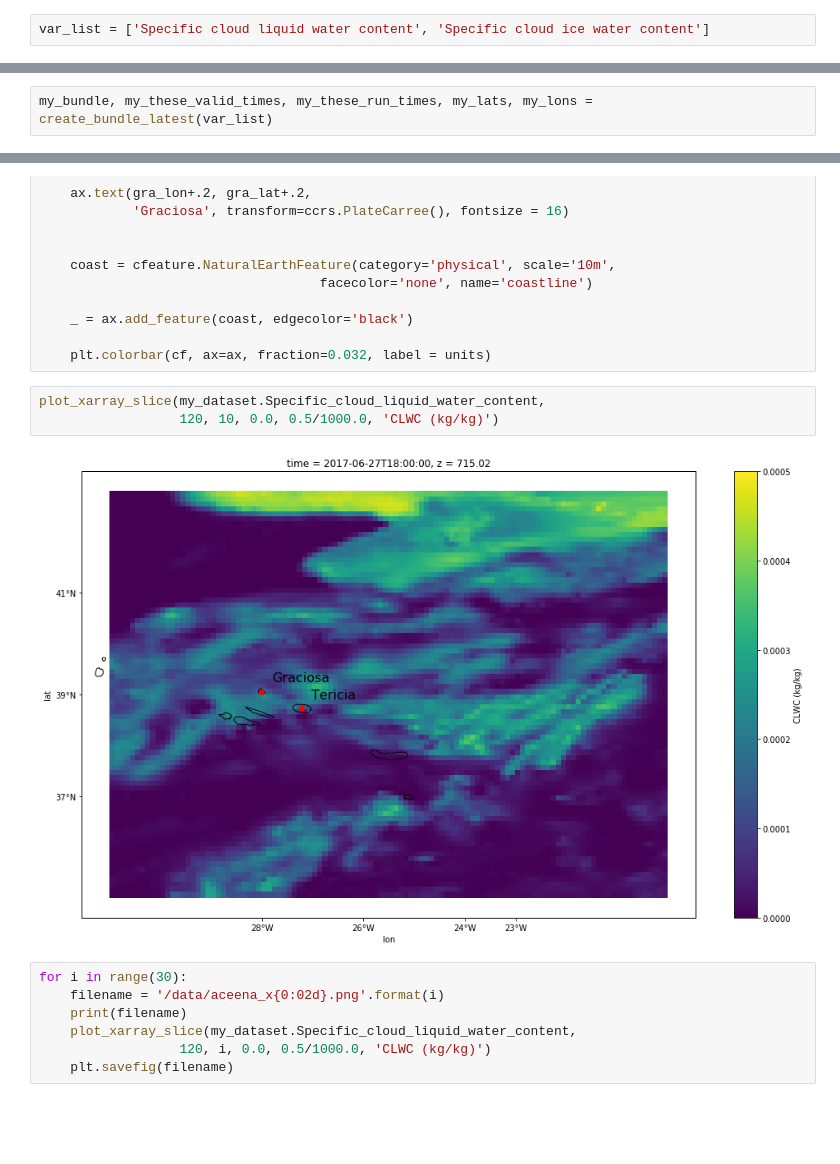
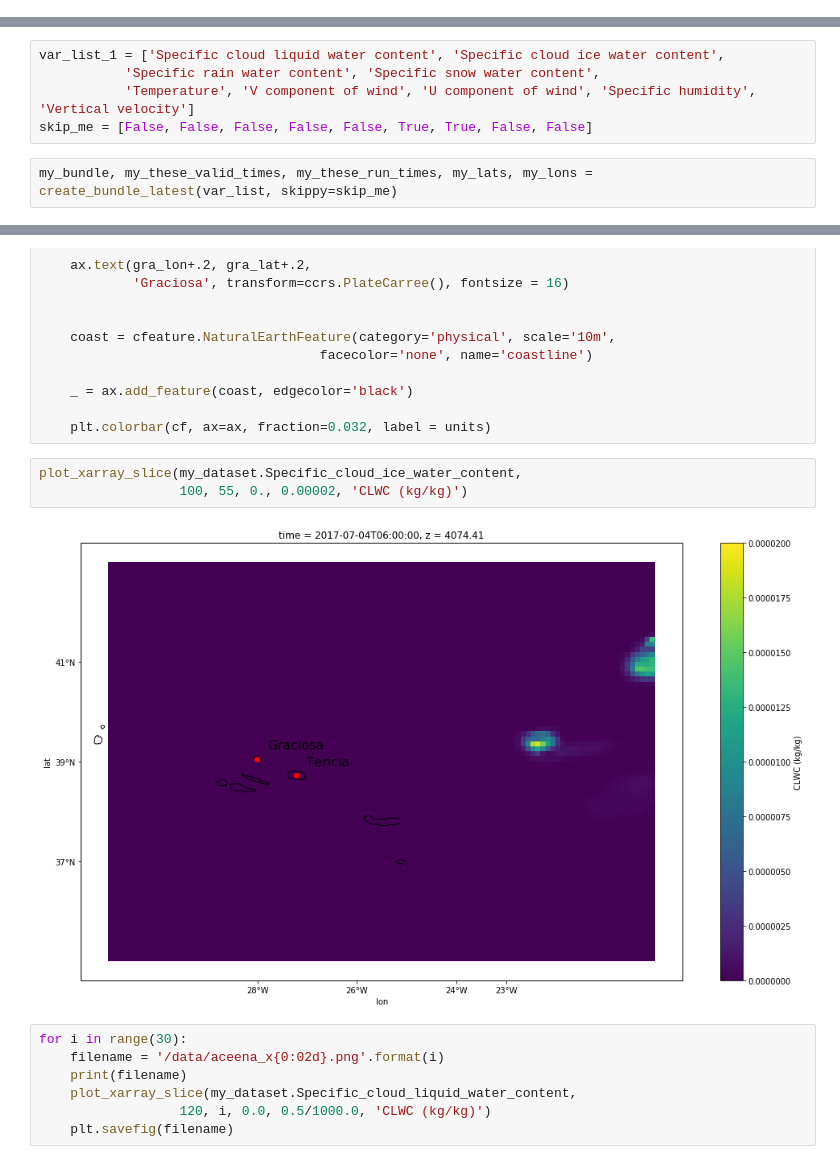
Before and after one commit to EVS-ATMOS/ACE-ENA-EVA, a Jupyter notebook: notebooks/ECMWF explore.ipynb, the cells around one changed output, grey strips where cells are left out. Drawn from its saved outputs; the diff is of its cells as text; blank space fills up the shorter version.

Commit message:
ENH: Time height added

```diff
--- a/notebooks/ECMWF explore.ipynb
+++ b/notebooks/ECMWF explore.ipynb
@@ -275,5 +337,3 @@ ett
  datetime.datetime(2017, 7, 6, 12, 0)]
 # %%
 grbs.close()
-# %%
-var_list = ['Specific cloud liquid water content', 'Specific cloud ice water content']
@@ -280,4 +350,9 @@ var_list = ['Specific cloud liquid water content', 'Specific cloud ice water con
+# %%
+var_list_1 = ['Specific cloud liquid water content', 'Specific cloud ice water content',
+           'Specific rain water content', 'Specific snow water content',
+           'Temperature', 'V component of wind', 'U component of wind', 'Specific humidity', 'Vertical velocity']
+skip_me = [False, False, False, False, False, True, True, False, False]
 # %%
-my_bundle, my_these_valid_times, my_these_run_times, my_lats, my_lons = create_bundle_latest(var_list)
+my_bundle, my_these_valid_times, my_these_run_times, my_lats, my_lons = create_bundle_latest(var_list, skippy=skip_me)
 # %% [output]
 D1D06261200062612011
@@ -360,10 +521,10 @@ def plot_xarray_slice(item, level, timestep, vmin, vmax, units):
 
     plt.colorbar(cf, ax=ax, fraction=0.032, label = units)
 # %%
-plot_xarray_slice(my_dataset.Specific_cloud_liquid_water_content,
-                  120, 10, 0.0, 0.5/1000.0, 'CLWC (kg/kg)')
+plot_xarray_slice(my_dataset.Specific_cloud_ice_water_content,
+                  100, 55, 0., 0.00002, 'CLWC (kg/kg)')
 # %% [output]
-[figure, old version]
+[figure, new version]
 # %%
 for i in range(30):
     filename = '/data/aceena_x{0:02d}.png'.format(i)
```
Also changed, not shown: parts of 24 cells of this notebook, 2 other files.
